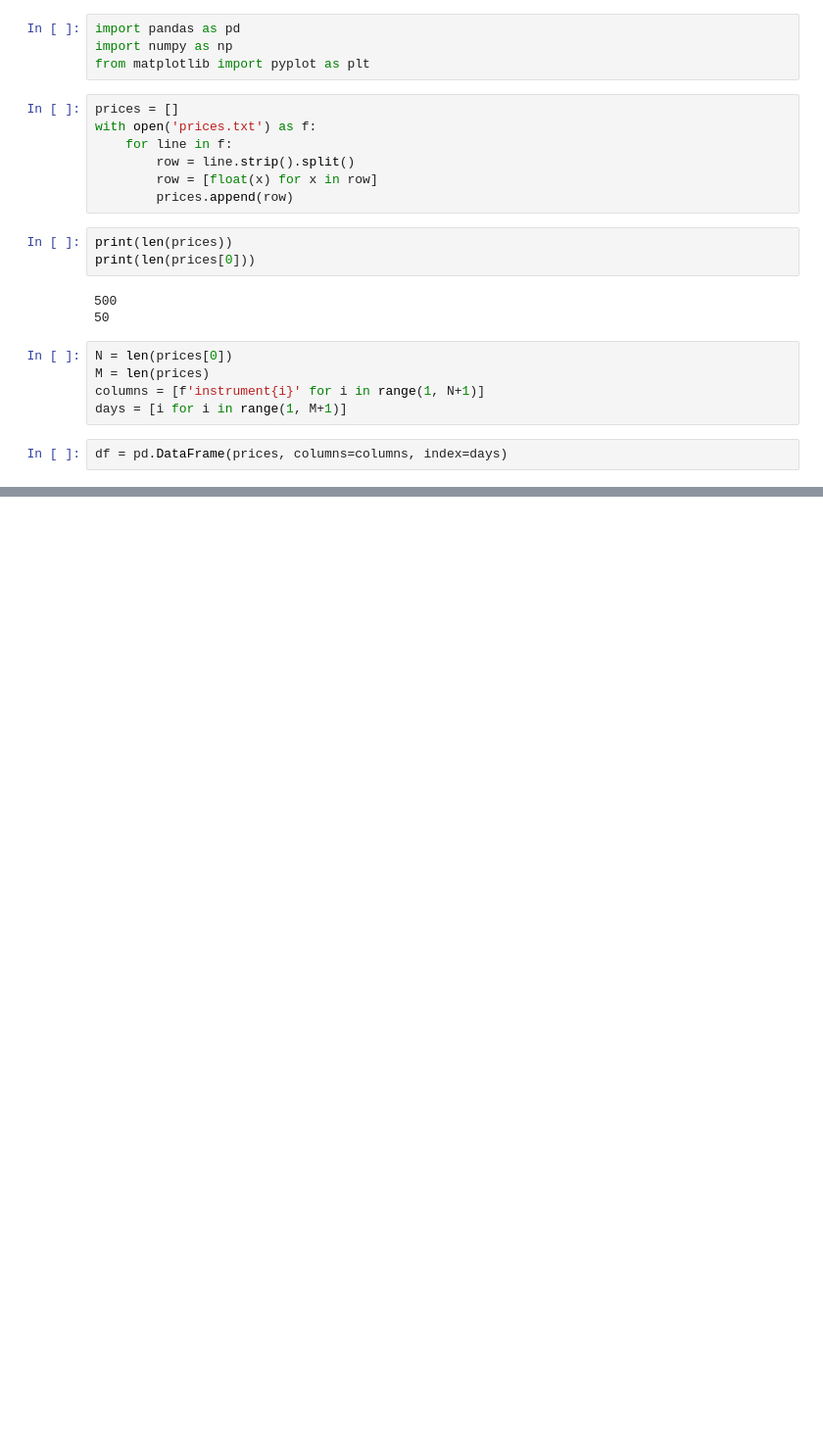
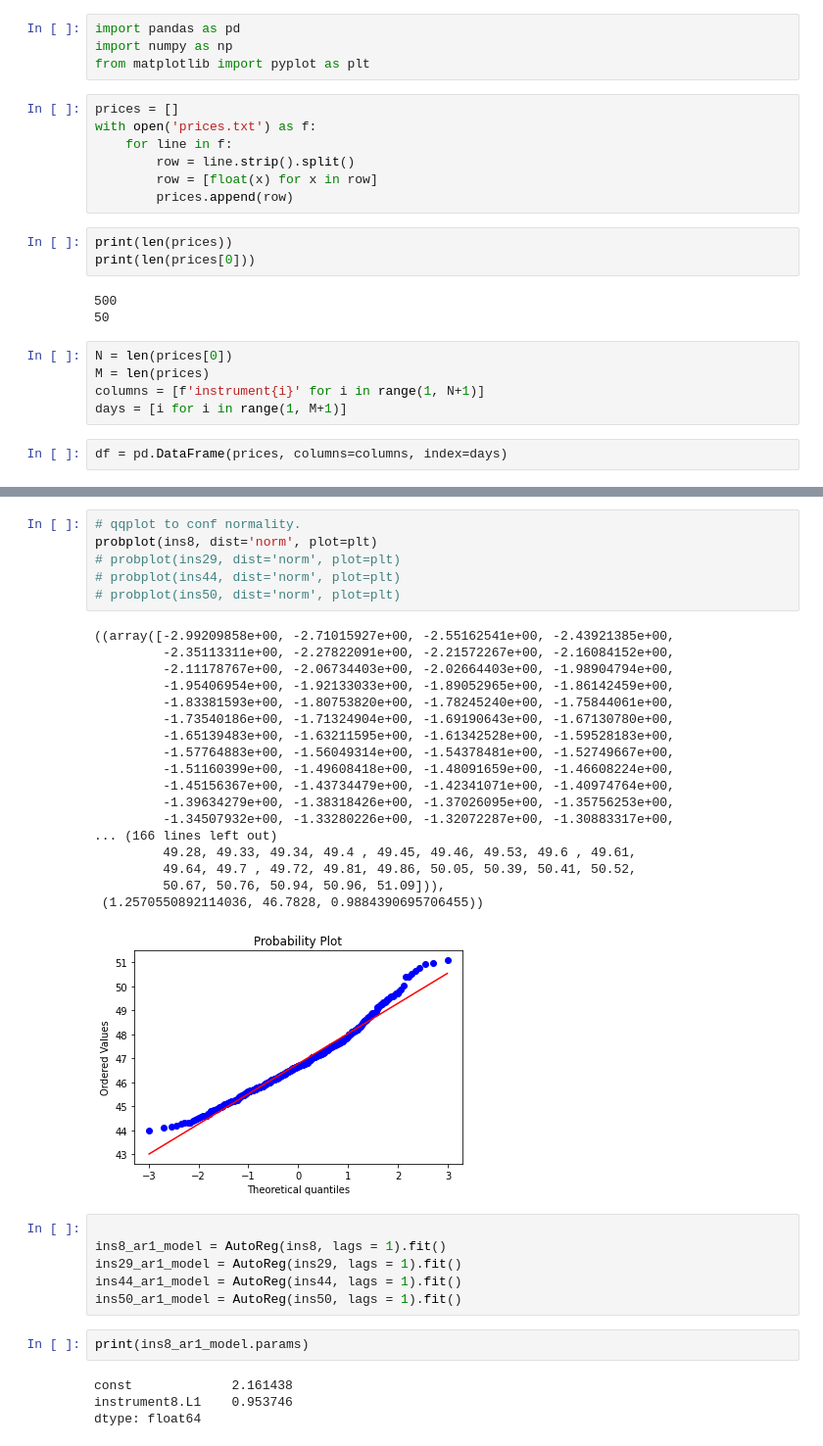
Before and after one commit to junhongliu-317/algothon24-starter-code, a Jupyter notebook: strat.ipynb, the cells around one changed output, grey strips where cells are left out. Shown at 98% size. Cells and saved outputs as stored; diff of their text form; blank space fills up the shorter version.

```diff
--- a/strat.ipynb
+++ b/strat.ipynb
@@ -358,0 +96,37 @@ ins8.mean()
+# %%
+# qqplot to conf normality.
+probplot(ins8, dist='norm', plot=plt)
+# probplot(ins29, dist='norm', plot=plt)
+# probplot(ins44, dist='norm', plot=plt)
+# probplot(ins50, dist='norm', plot=plt)
+# %% [output]
+((array([-2.99209858e+00, -2.71015927e+00, -2.55162541e+00, -2.43921385e+00,
+         -2.35113311e+00, -2.27822091e+00, -2.21572267e+00, -2.16084152e+00,
+         -2.11178767e+00, -2.06734403e+00, -2.02664403e+00, -1.98904794e+00,
+         -1.95406954e+00, -1.92133033e+00, -1.89052965e+00, -1.86142459e+00,
+         -1.83381593e+00, -1.80753820e+00, -1.78245240e+00, -1.75844061e+00,
+         -1.73540186e+00, -1.71324904e+00, -1.69190643e+00, -1.67130780e+00,
+         -1.65139483e+00, -1.63211595e+00, -1.61342528e+00, -1.59528183e+00,
+         -1.57764883e+00, -1.56049314e+00, -1.54378481e+00, -1.52749667e+00,
+         -1.51160399e+00, -1.49608418e+00, -1.48091659e+00, -1.46608224e+00,
+         -1.45156367e+00, -1.43734479e+00, -1.42341071e+00, -1.40974764e+00,
+         -1.39634279e+00, -1.38318426e+00, -1.37026095e+00, -1.35756253e+00,
+         -1.34507932e+00, -1.33280226e+00, -1.32072287e+00, -1.30883317e+00,
+... (166 lines left out)
+         49.28, 49.33, 49.34, 49.4 , 49.45, 49.46, 49.53, 49.6 , 49.61,
+         49.64, 49.7 , 49.72, 49.81, 49.86, 50.05, 50.39, 50.41, 50.52,
+         50.67, 50.76, 50.94, 50.96, 51.09])),
+ (1.2570550892114036, 46.7828, 0.9884390695706455))
+[figure, added]
+# %%
+
+ins8_ar1_model = AutoReg(ins8, lags = 1).fit()
+ins29_ar1_model = AutoReg(ins29, lags = 1).fit()
+ins44_ar1_model = AutoReg(ins44, lags = 1).fit()
+ins50_ar1_model = AutoReg(ins50, lags = 1).fit()
+# %%
+print(ins8_ar1_model.params)
+# %% [output]
+const             2.161438
+instrument8.L1    0.953746
+dtype: float64
```
Also changed, not shown: parts of 62 cells of this notebook, 1 other file.
